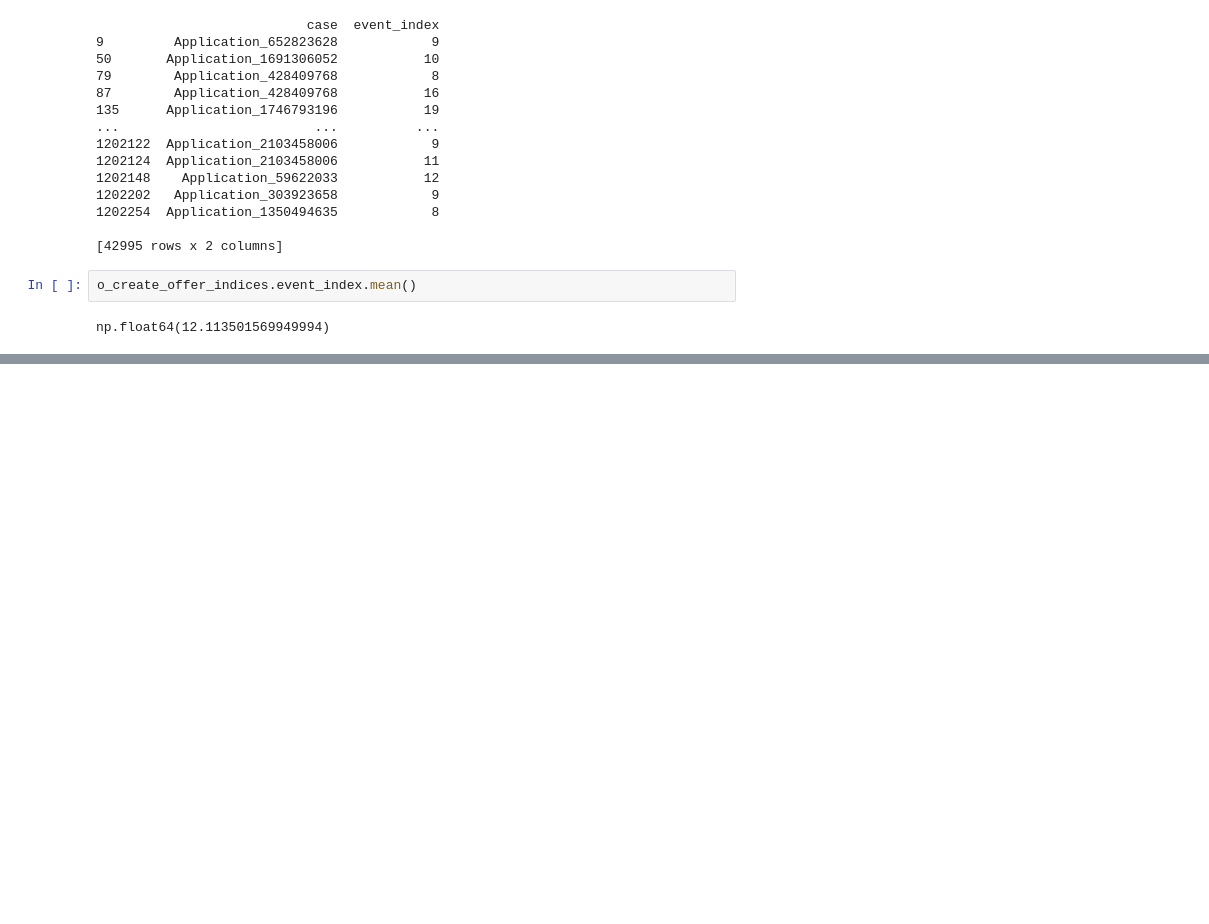
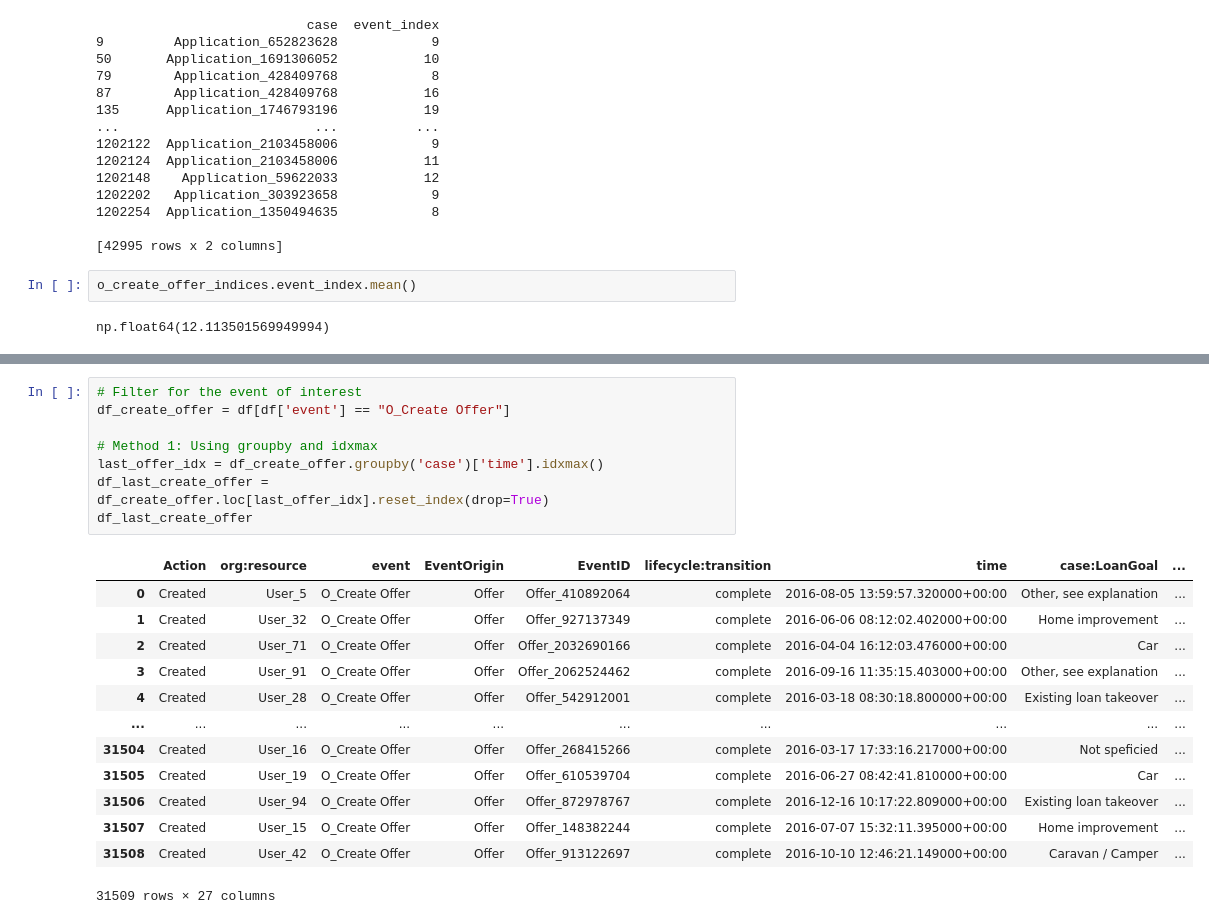
Before and after one commit to JoepH123/Advanced_PM_Group14, a Jupyter notebook: notebooks_joep/filter_and_feature_substantiation.ipynb, the cells around one changed output, grey strips where cells are left out. Cells and saved outputs as stored; diff of their text form; blank space fills up the shorter version.

```diff
--- a/notebooks_joep/filter_and_feature_substantiation.ipynb
+++ b/notebooks_joep/filter_and_feature_substantiation.ipynb
@@ -344,0 +590,22 @@ np.float64(12.113501569949994)
+# %%
+# Filter for the event of interest
+df_create_offer = df[df['event'] == "O_Create Offer"]
+
+# Method 1: Using groupby and idxmax
+last_offer_idx = df_create_offer.groupby('case')['time'].idxmax()
+df_last_create_offer = df_create_offer.loc[last_offer_idx].reset_index(drop=True)
+df_last_create_offer
+# %% [output]
+|  | Action | org:resource | event | EventOrigin | EventID | lifecycle:transition | time | case:LoanGoal | ... |
+| 0 | Created | User_5 | O_Create Offer | Offer | Offer_410892064 | complete | 2016-08-05 13:59:57.320000+00:00 | Other, see explanation | ... |
+| 1 | Created | User_32 | O_Create Offer | Offer | Offer_927137349 | complete | 2016-06-06 08:12:02.402000+00:00 | Home improvement | ... |
+| 2 | Created | User_71 | O_Create Offer | Offer | Offer_2032690166 | complete | 2016-04-04 16:12:03.476000+00:00 | Car | ... |
+| 3 | Created | User_91 | O_Create Offer | Offer | Offer_2062524462 | complete | 2016-09-16 11:35:15.403000+00:00 | Other, see explanation | ... |
+| 4 | Created | User_28 | O_Create Offer | Offer | Offer_542912001 | complete | 2016-03-18 08:30:18.800000+00:00 | Existing loan takeover | ... |
+| ... | ... | ... | ... | ... | ... | ... | ... | ... | ... |
+| 31504 | Created | User_16 | O_Create Offer | Offer | Offer_268415266 | complete | 2016-03-17 17:33:16.217000+00:00 | Not speficied | ... |
+| 31505 | Created | User_19 | O_Create Offer | Offer | Offer_610539704 | complete | 2016-06-27 08:42:41.810000+00:00 | Car | ... |
+| 31506 | Created | User_94 | O_Create Offer | Offer | Offer_872978767 | complete | 2016-12-16 10:17:22.809000+00:00 | Existing loan takeover | ... |
+| 31507 | Created | User_15 | O_Create Offer | Offer | Offer_148382244 | complete | 2016-07-07 15:32:11.395000+00:00 | Home improvement | ... |
+| 31508 | Created | User_42 | O_Create Offer | Offer | Offer_913122697 | complete | 2016-10-10 12:46:21.149000+00:00 | Caravan / Camper | ... |
+31509 rows × 27 columns
```
Also changed, not shown: parts of 21 cells of this notebook, 2 other files.
